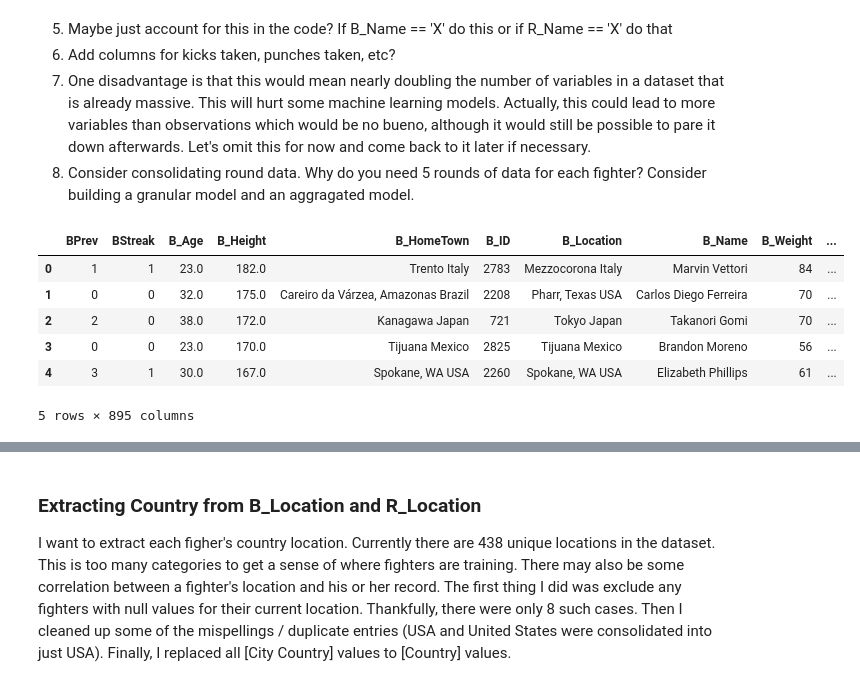
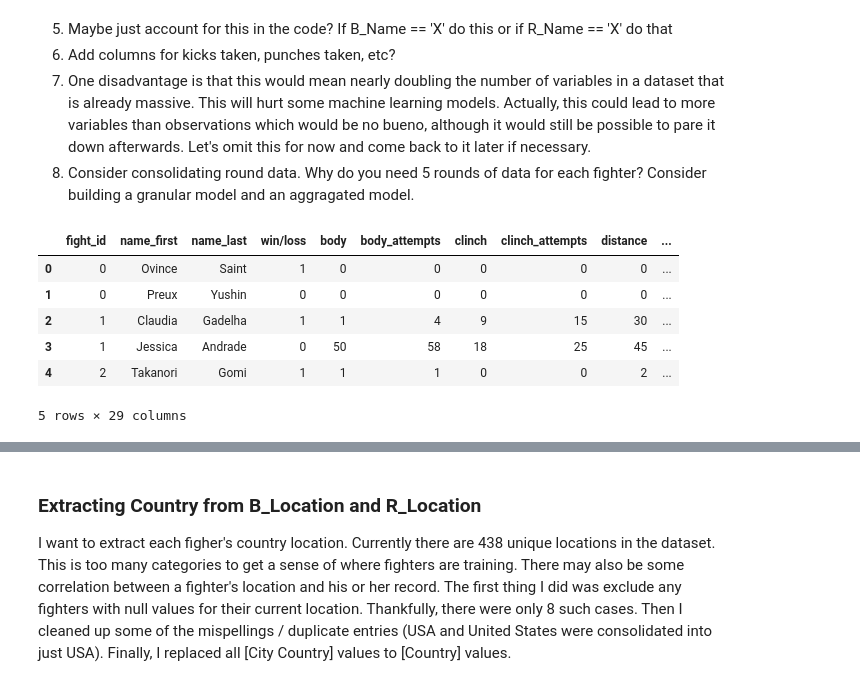
Before and after one commit to cfergusonlee/ufc_fight_analysis, a Jupyter notebook: ufc_analysis.ipynb, the cells around one changed output, grey strips where cells are left out. Saved outputs shown, nothing was run; the diff lists cells and outputs as text; code cells hidden in the pictures.

```diff
--- a/ufc_analysis.ipynb
+++ b/ufc_analysis.ipynb
@@ -75,7 +78,7 @@ from sklearn.metrics import accuracy_score, classification_report,confusion_matr
 
 from subprocess import check_output
 print check_output(["ls", "data"]).decode("utf8")
-data = pd.read_csv("data/data.csv")
+fight_data = pd.read_csv("data/fights.csv")
 # Any results you write to the current directory are saved as output.
 
 # Noteboook Functionality
@@ -86,0 +91,15 @@ data.csv.zip
+# %%
+# Creates a copy of the dataframe for testing
+fight_df = pd.DataFrame(fight_data.copy())
+
+# Rearranges the columns so the first name, last name and win/loss appear first
+cols = fight_df.columns.tolist()
+cols = cols[6:7] + cols[15:17] + cols[28:29] + cols[:6] + cols[7:15] + cols[17:28]
+fight_df = fight_df[cols]
+cols
+
+# Sets the index as the fight_id
+# fight_df.set_index('fight_id', inplace=True)
+
+fight_df.head()
+fight_df.to_csv('fights.csv', index=False)
@@ -201,13 +223,13 @@ If I were to go this route, I would reset each fighter's stats and only add stat
   1. One disadvantage is that this would mean nearly doubling the number of variables in a dataset that is already massive. This will hurt some machine learning models. Actually, this could lead to more variables than observations which would be no bueno, although it would still be possible to pare it down afterwards. Let's omit this for now and come back to it later if necessary.
 4. Consider consolidating round data. Why do you need 5 rounds of data for each fighter? Consider building a granular model and an aggragated model.
 # %%
-data.head()
+fight_df.head()
 # %% [output]
-|  | BPrev | BStreak | B_Age | B_Height | B_HomeTown | B_ID | B_Location | B_Name | B_Weight | ... |
-| 0 | 1 | 1 | 23.0 | 182.0 | Trento Italy | 2783 | Mezzocorona Italy | Marvin Vettori | 84 | ... |
-| 1 | 0 | 0 | 32.0 | 175.0 | Careiro da Várzea, Amazonas Brazil | 2208 | Pharr, Texas USA | Carlos Diego Ferreira | 70 | ... |
-| 2 | 2 | 0 | 38.0 | 172.0 | Kanagawa Japan | 721 | Tokyo Japan | Takanori Gomi | 70 | ... |
-| 3 | 0 | 0 | 23.0 | 170.0 | Tijuana Mexico | 2825 | Tijuana Mexico | Brandon Moreno | 56 | ... |
-| 4 | 3 | 1 | 30.0 | 167.0 | Spokane, WA USA | 2260 | Spokane, WA USA | Elizabeth Phillips | 61 | ... |
+|  | fight_id | name_first | name_last | win/loss | body | body_attempts | clinch | clinch_attempts | distance | ... |
+| 0 | 0 | Ovince | Saint | 1 | 0 | 0 | 0 | 0 | 0 | ... |
+| 1 | 0 | Preux | Yushin | 0 | 0 | 0 | 0 | 0 | 0 | ... |
+| 2 | 1 | Claudia | Gadelha | 1 | 1 | 4 | 9 | 15 | 30 | ... |
+| 3 | 1 | Jessica | Andrade | 0 | 50 | 58 | 18 | 25 | 45 | ... |
+| 4 | 2 | Takanori | Gomi | 1 | 1 | 1 | 0 | 0 | 2 | ... |
-5 rows × 895 columns
+5 rows × 29 columns
 # %%
```
Also changed, not shown: parts of 42 cells of this notebook, 3 other files.
